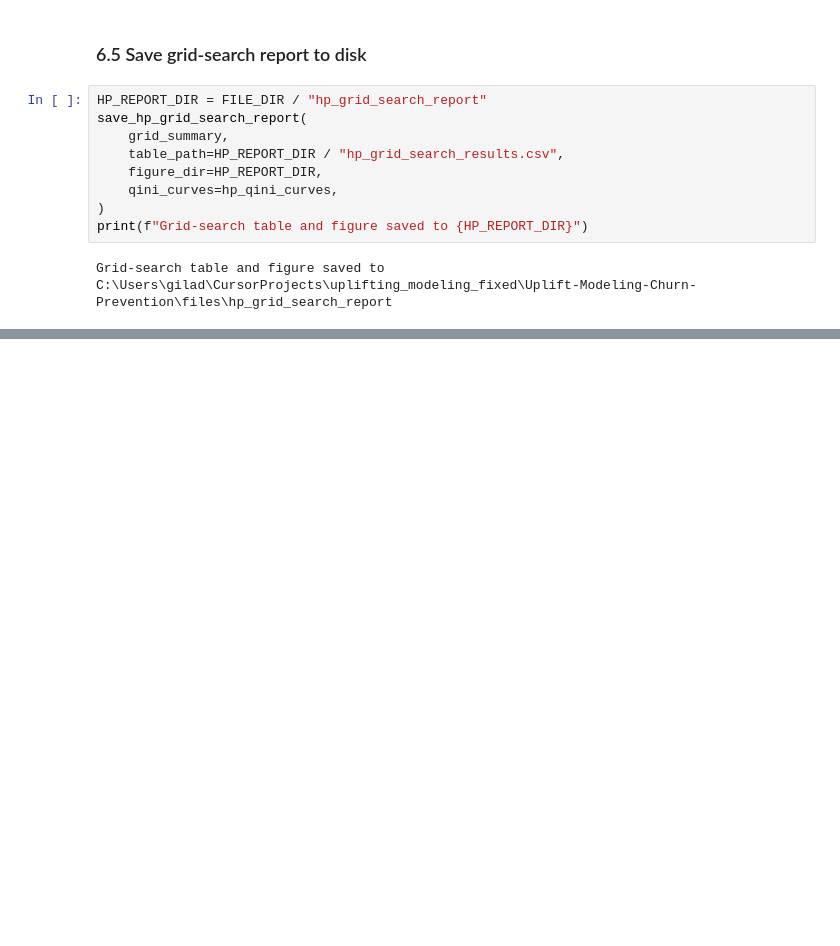
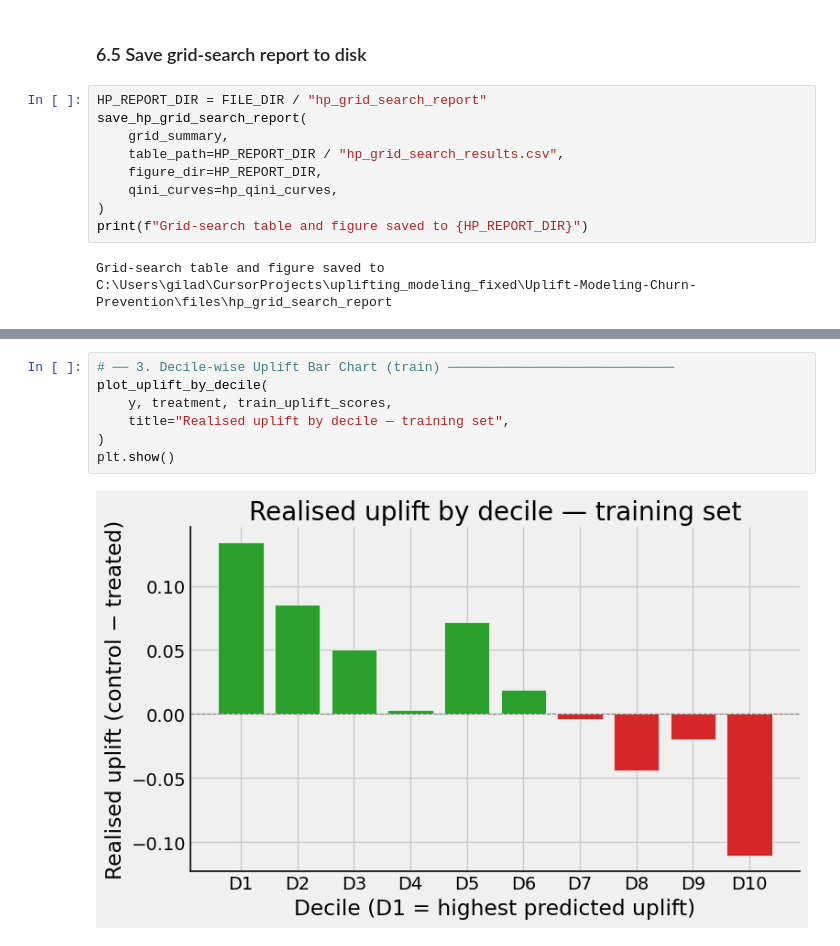
Before and after one commit to Noa-Gilad/Uplift-Modeling-Churn-Prevention, a Jupyter notebook: src/uplift_churn_run.ipynb, the cells around one changed output, grey strips where cells are left out. Cells and saved outputs as stored; diff of their text form; blank space fills up the shorter version.

```diff
--- a/src/uplift_churn_run.ipynb
+++ b/src/uplift_churn_run.ipynb
@@ -1206,0 +1315,9 @@ Grid-search table and figure saved to C:\Users\gilad\CursorProjects\uplifting_mo
+# %%
+# ── 3. Decile-wise Uplift Bar Chart (train) ─────────────────────────────
+plot_uplift_by_decile(
+    y, treatment, train_uplift_scores,
+    title="Realised uplift by decile — training set",
+)
+plt.show()
+# %% [output]
+[figure, added]
```
Also changed, not shown: parts of 17 cells of this notebook, 1 other file.
